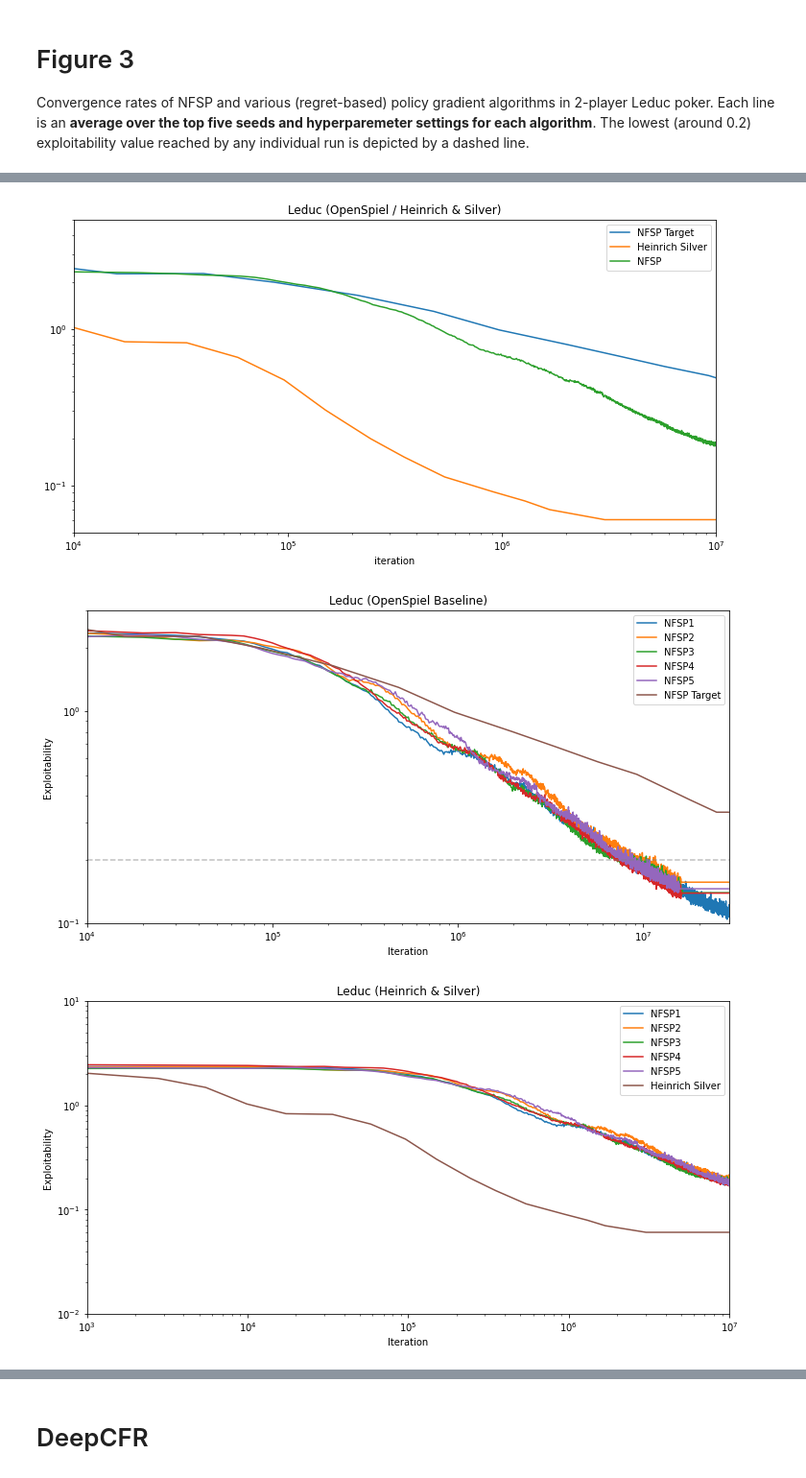
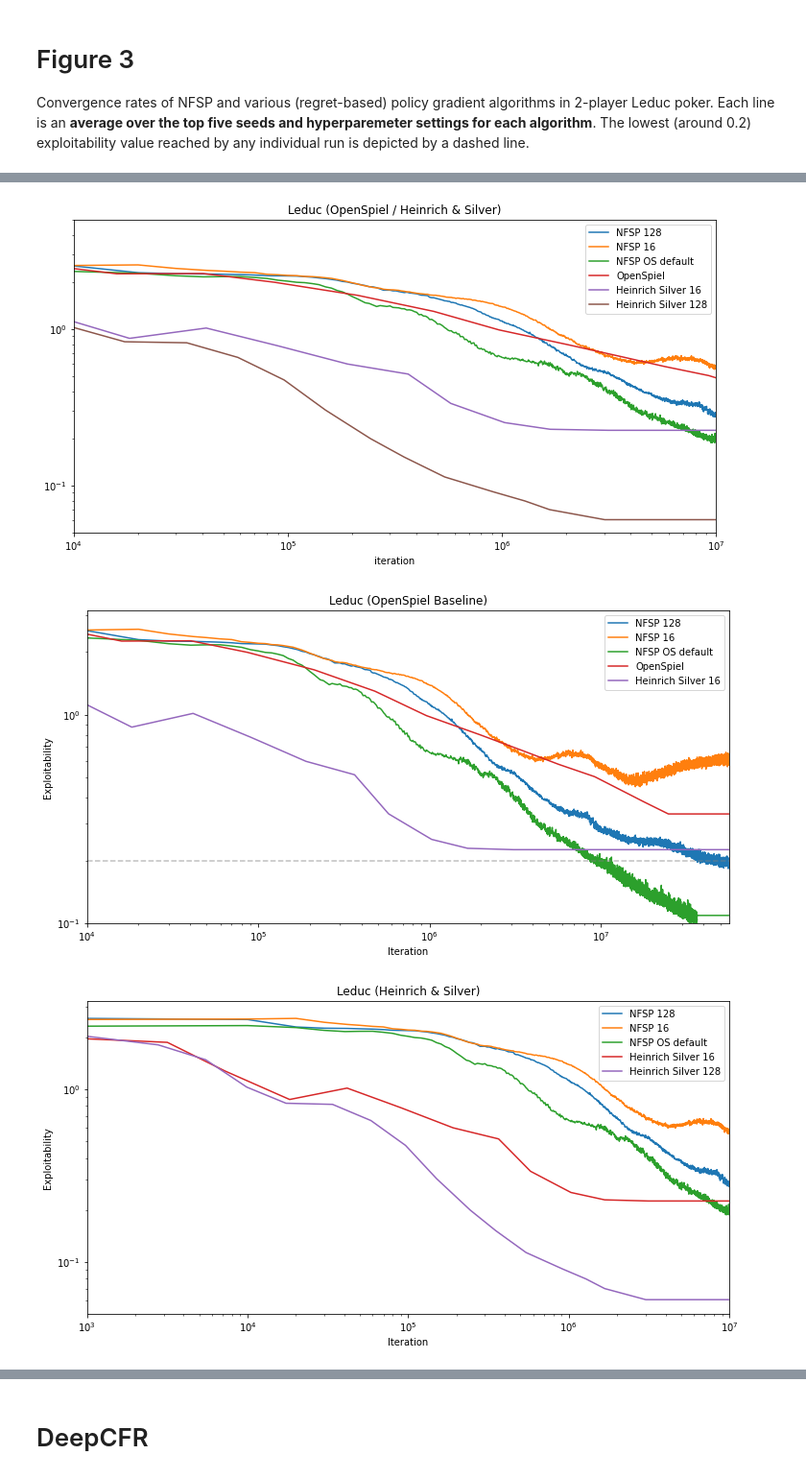
Before and after one commit to aicenter/openspiel_reproductions, a Jupyter notebook: benchmarks.ipynb, the cells around one changed output, grey strips where cells are left out. Shown: that part at 96% size. Saved outputs shown, nothing was run; the diff lists cells and outputs as text; code cells hidden in the pictures.

```diff
--- a/benchmarks.ipynb
+++ b/benchmarks.ipynb
@@ -31,19 +9,0 @@ import numpy as np
-# %%
-def load_batch(log_records, idx_offset=0):
-    dat = pd.DataFrame()
-    for path, label in log_records:
-        d = pd.read_csv(path)
-        d = d.set_index('iteration').rename(columns={'exploitability':label})
-        dat = dat.join(d, how='outer')
-    dat.index += idx_offset
-    return dat
-
-def log_interp(df, method="index"):
-    df.index = df.index.map(np.log)
-    df = df.apply(np.log)
-
-    df = df.interpolate(method=method)
-
-    df.index = df.index.map(np.exp)
-    df = df.apply(np.exp)
-    return df
@@ -148,40 +136,44 @@ Convergence rates of NFSP and various (regret-based) policy gradient algorithms
 # %%
 kuhn_logs = [("./logs/nfsp_kuhn_2.csv", "NFSP")
             ]
 
-leduc_logs = [("./logs/nfsp_leduc_1.csv", "NFSP1"),
-              ("./logs/nfsp_leduc_2.csv", "NFSP2"),
-              ("./logs/nfsp_leduc_3.csv", "NFSP3"),
-              ("./logs/nfsp_leduc_4.csv", "NFSP4"),
-              ("./logs/nfsp_leduc_5.csv", "NFSP5"),
-              ("target_results/fig3_nfsp_leduc.csv", "NFSP Target"),
-              ("target_results/nfsp_heinrich_silver_leduc_128.csv", "Heinrich Silver")
+leduc_logs = [("./logs/nfsp_leduc_orig_128_0.csv", "NFSP 128"),
+              ("./logs/nfsp_leduc_orig_16_0.csv", "NFSP 16"),
+              ("./logs/nfsp_leduc_2.csv", "NFSP OS default"),
+              #("./logs/nfsp_leduc_3.csv", "NFSP3"),
+              #("./logs/nfsp_leduc_4.csv", "NFSP4"),
+              #("./logs/nfsp_leduc_5.csv", "NFSP5"),
+              ("target_results/fig3_nfsp_leduc.csv", "OpenSpiel"),
+              ("target_results/nfsp_heinrich_silver_16.csv", "Heinrich Silver 16"),
+              ("target_results/nfsp_heinrich_silver_leduc_128.csv", "Heinrich Silver 128")
             ]
 
 kuhn_dat = log_interp(load_batch(kuhn_logs, idx_offset=1)).dropna()
 leduc_dat = log_interp(load_batch(leduc_logs, idx_offset=1))
 
-leduc_mean = pd.DataFrame(leduc_dat[["NFSP1","NFSP2","NFSP3","NFSP4","NFSP5",]].mean(1), columns=["NFSP"])
-avg_leduc = leduc_dat[["NFSP Target", "Heinrich Silver"]].join(leduc_mean)
-ax = avg_leduc.plot(title="Leduc (OpenSpiel / Heinrich & Silver)", loglog=True, figsize=(12,6))
+#leduc_dat["Heinrich Silver 16"] /= 2
+
+#leduc_mean = pd.DataFrame(leduc_dat[["NFSP1","NFSP2","NFSP3","NFSP4","NFSP5",]].mean(1), columns=["NFSP"])
+#avg_leduc = leduc_dat[["OpenSpiel", "Heinrich Silver 128"]].join(leduc_mean)
+ax = leduc_dat.plot(title="Leduc (OpenSpiel / Heinrich & Silver)", loglog=True, figsize=(12,6))
 ax.set_ylim((.05, 5))
 ax.set_xlim((1e4, 1e7))
 
-ax = leduc_dat.drop("Heinrich Silver", axis=1).plot(title="Leduc (OpenSpiel Baseline)", loglog=True, figsize=(12,6))
+ax = leduc_dat.drop("Heinrich Silver 128", axis=1).plot(title="Leduc (OpenSpiel Baseline)", loglog=True, figsize=(12,6))
 ax.set(xlabel="Iteration", ylabel="Exploitability")
 ax.axhline(y=0.2, color='gray', alpha=.5, linestyle='--')
 ax.set_ylim((.1))
 ax.set_xlim((1e4, max(leduc_dat.index)))
 
-ax = leduc_dat.drop("NFSP Target", axis=1).plot(title="Leduc (Heinrich & Silver)", loglog=True, figsize=(12,6))
+ax = leduc_dat.drop("OpenSpiel", axis=1).plot(title="Leduc (Heinrich & Silver)", loglog=True, figsize=(12,6))
 ax.set(xlabel="Iteration", ylabel="Exploitability")
-ax.set_ylim((.01, 10))
+#ax.set_ylim((.01, 10))
 ax.set_xlim((1e3, 1e7))
 
 ax = kuhn_dat.plot(title="Kuhn", loglog=True, figsize=(12,6))
 ax.set(xlabel="Iteration", ylabel="Exploitability")
 # %% [output]
 [Text(0.5, 0, 'Iteration'), Text(0, 0.5, 'Exploitability')]
-[figure, old version]
+[figure, new version]
-[figure, old version]
+[figure, new version]
-[figure, old version]
+[figure, new version]
```
Also changed, not shown: parts of 9 cells of this notebook, 3 other files.
